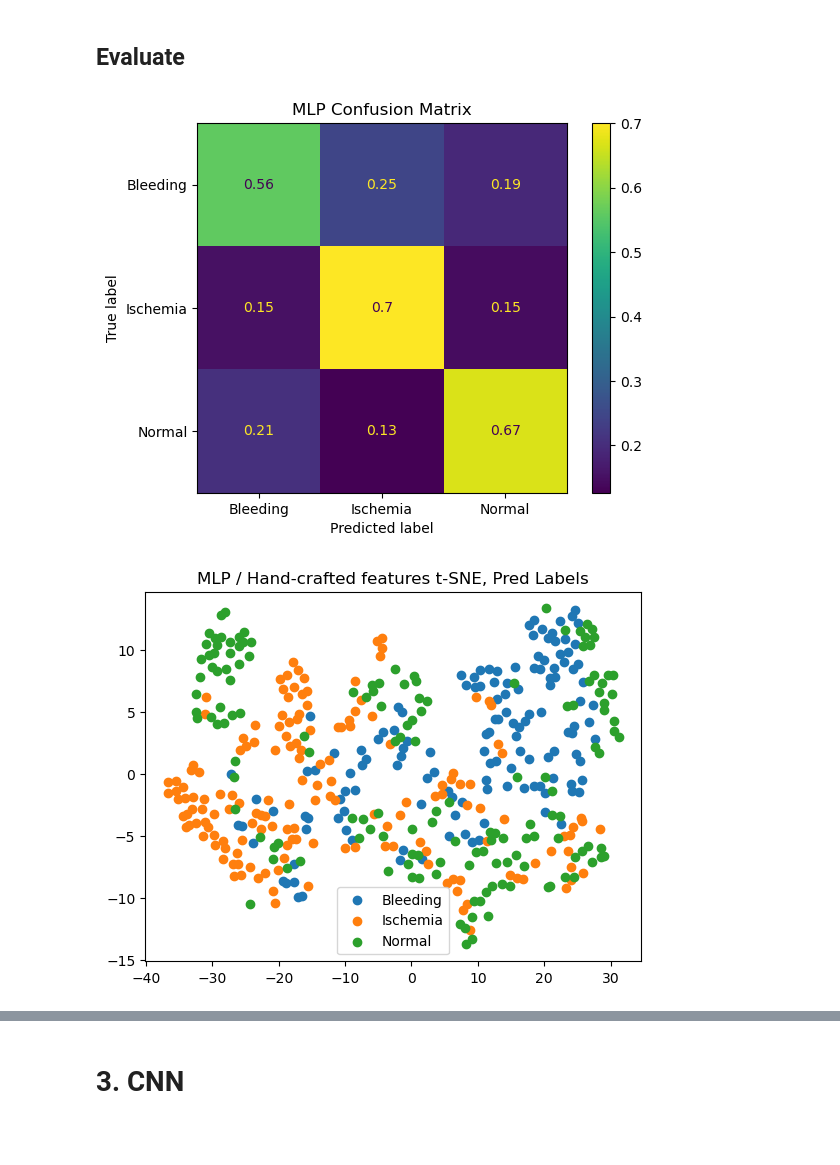
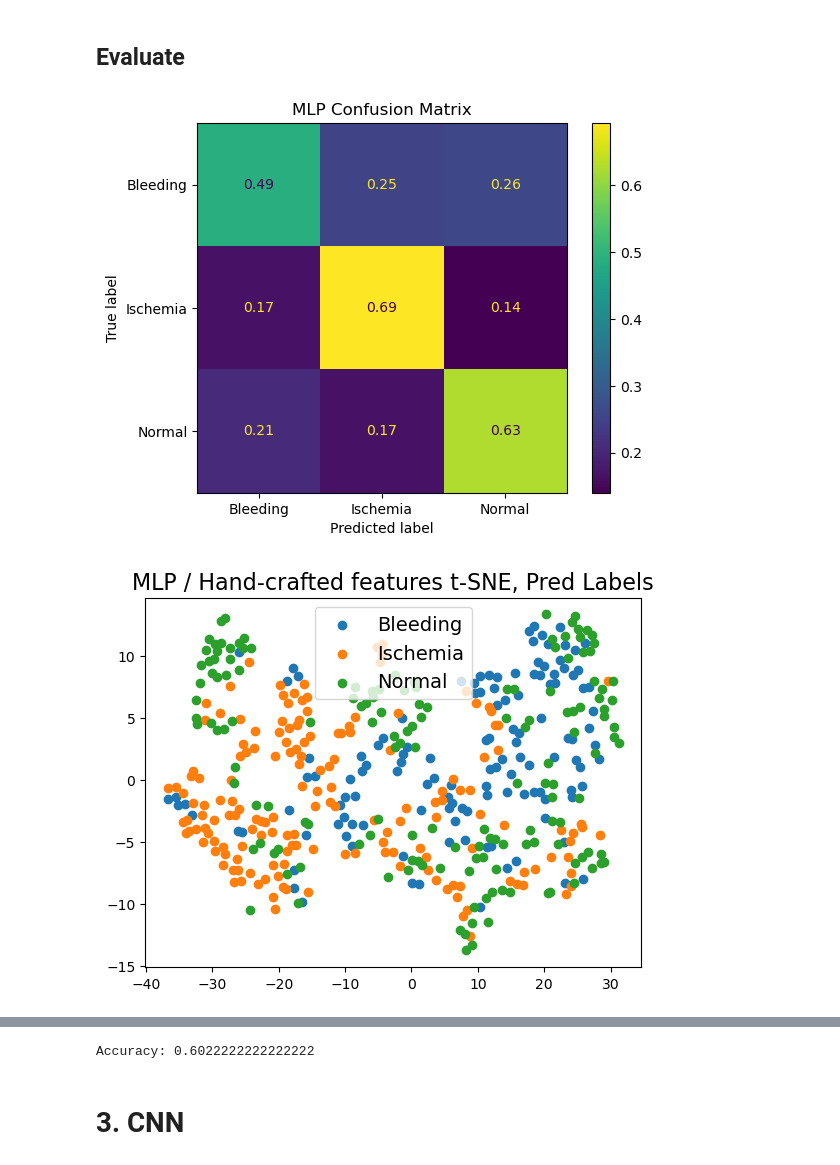
Before and after one commit to ScottMcHaffie/SH2150_assignments, a Jupyter notebook: assignment2/Assignment_2.ipynb, the cells around one changed output, grey strips where cells are left out. Cells and saved outputs as stored; diff of their text form; code cells hidden in the pictures; blank space fills up the shorter version.

```diff
--- a/assignment2/Assignment_2.ipynb
+++ b/assignment2/Assignment_2.ipynb
@@ -271,7 +278,7 @@ class MLP(nn.Module):
         # Last hidden → output layer with Softmax activation
         # TODO: implement this
         layers.append(nn.Linear(hidden_features[-1], out_features))
-        layers.append(nn.Softmax())
+        layers.append(nn.Softmax(dim=1))
 
         # Build the full network
         self.model = nn.Sequential(*layers)
@@ -291,10 +298,24 @@ print (X_train_feats.shape)
 y_train_oneHot = nn.functional.one_hot(y_train_t, num_classes=3).float()
 # %% [output]
 (2100, 5)
+# %%
+def cross_entropy_loss(y_pred, y_true):
+    # y_pred is same as y_hat, can be anything from [0, 1]
+    # y_true is the same as y, real outcome only 0 OR 1
+
+    # Ensure y_pred is clamped to avoid log(0)
+    y_pred = torch.clamp(y_pred, 1e-7, 1 - 1e-7)
+
+    # Compute binary cross-entropy loss
+    loss = - (y_true * torch.log(y_pred) + (1 - y_true) * torch.log(1 - y_pred)) # TODO: implement cross-entropy loss, you can use torch.log
+
+    # Return mean loss over all samples
+    return loss.mean()
 # %%
 mlp = MLP(in_features=X_train_feats.shape[1], hidden_features=[512, 32], out_features=3)
 optimizer = torch.optim.Adam(mlp.parameters(), lr=1e-3) #TODO: define this
-criterion = nn.CrossEntropyLoss() #TODO: define this
+# criterion = nn.CrossEntropyLoss() #TODO: define this
+criterion = cross_entropy_loss
 
 # Training loop
 train_losses, val_losses = [], []
@@ -335,35 +356,38 @@ with torch.no_grad():
     y_pred = mlp(torch.tensor(X_test_feats).float()).argmax(1).numpy()
 
 # TODO: Plot a confusion matrix similar to above for the MLP classification
 # Suggested title "MLP Confusion Matrix"
 cm = confusion_matrix(y_test, y_pred, normalize='true')
 ConfusionMatrixDisplay(cm, display_labels=train_data.class_names).plot()
 plt.title("MLP Confusion Matrix")
 plt.savefig(r"C:\Users\T480s\OneDrive\Documents\aKTH\KTH Second Year\ML_physics\SH2150_assignments\assignment2\figures\2c_CM.png", dpi=300)
 plt.show()
 
 # TODO create a TSNE object tsne and use fit_transform() to create a 2D
 # embedding X_test_2d
 
 X_test_2d = TSNE().fit_transform(X=X_test_feats)
 
 plt.figure()
 for i, name in enumerate(train_data.class_names):
     plt.scatter(X_test_2d[y_pred == i, 0], X_test_2d[y_pred == i, 1], label=name)
-plt.legend(); plt.title("MLP / Hand-crafted features t-SNE, Pred Labels");
+plt.legend(fontsize=14); plt.title("MLP / Hand-crafted features t-SNE, Pred Labels", fontsize=16);
 plt.savefig(r"C:\Users\T480s\OneDrive\Documents\aKTH\KTH Second Year\ML_physics\SH2150_assignments\assignment2\figures\2c_PredLabels.png")
 plt.show()
 
 # TODO create a TSNE object tsne and use fit_transform() to create a 2D
 # embedding X_test_2d
-X_test_2d = TSNE().fit_transform(X=X_test_feats)
+# X_test_2d = TSNE().fit_transform(X=X_test_feats)
 
 plt.figure()
 for i, name in enumerate(train_data.class_names):
     plt.scatter(X_test_2d[y_test == i, 0], X_test_2d[y_test == i, 1], label=name)
-plt.legend(); plt.title("MLP / Hand-crafted features t-SNE, True Labels");
+plt.legend(fontsize=14); plt.title("MLP / Hand-crafted features t-SNE, True Labels", fontsize=16);
 plt.savefig(r"C:\Users\T480s\OneDrive\Documents\aKTH\KTH Second Year\ML_physics\SH2150_assignments\assignment2\figures\2c_TrueLabels.png")
 plt.show()
+
+acc = accuracy_score(y_true=y_test, y_pred=y_pred)
+print ("Accuracy:", acc)
 # %% [output]
-[figure, old version]
+[figure, new version]
-[figure, old version]
+[figure, new version]
@@ -371,3 +395,4 @@ plt.show()
+Accuracy: 0.6022222222222222
 # %% [markdown]
 # 3. CNN
 # %%
```
Also changed, not shown: parts of 13 cells of this notebook.
